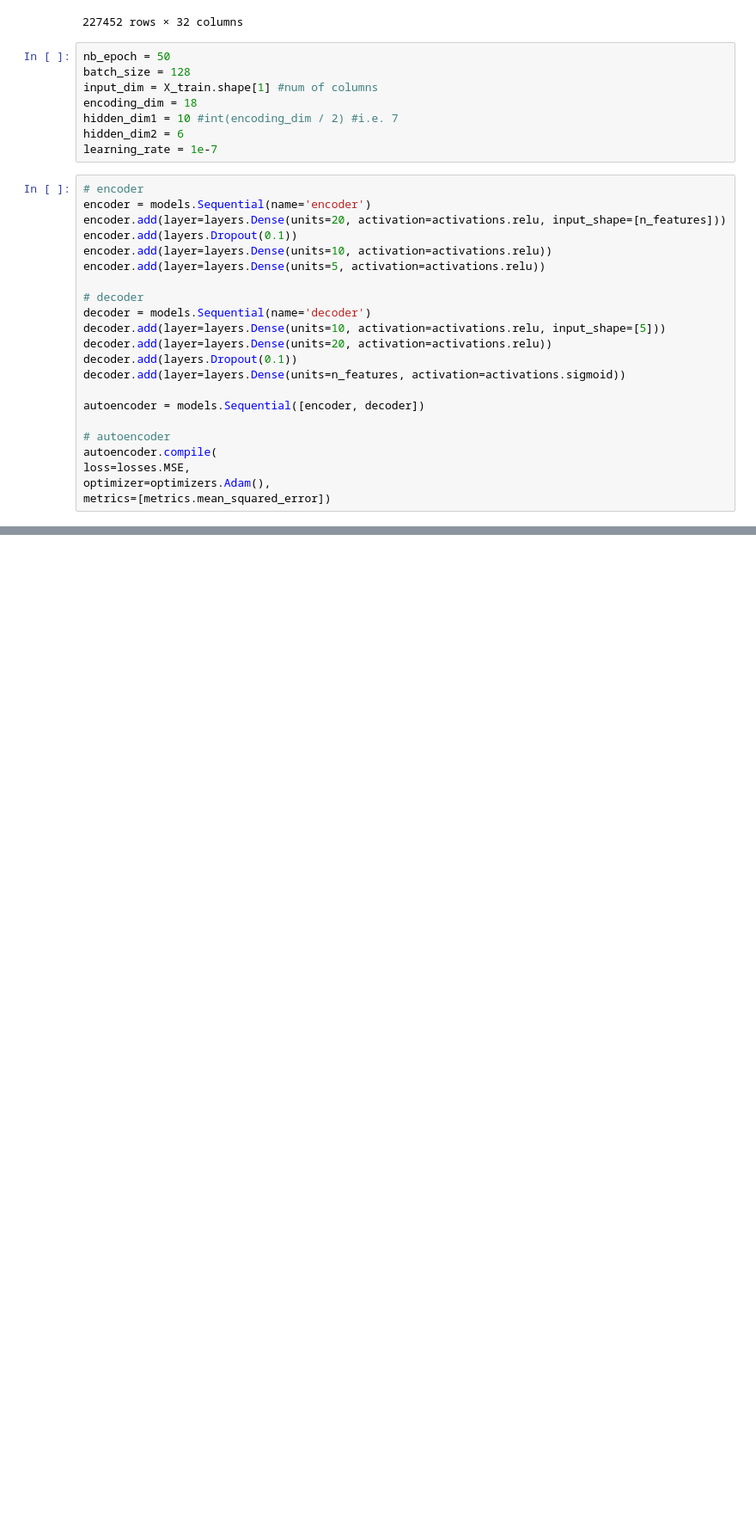
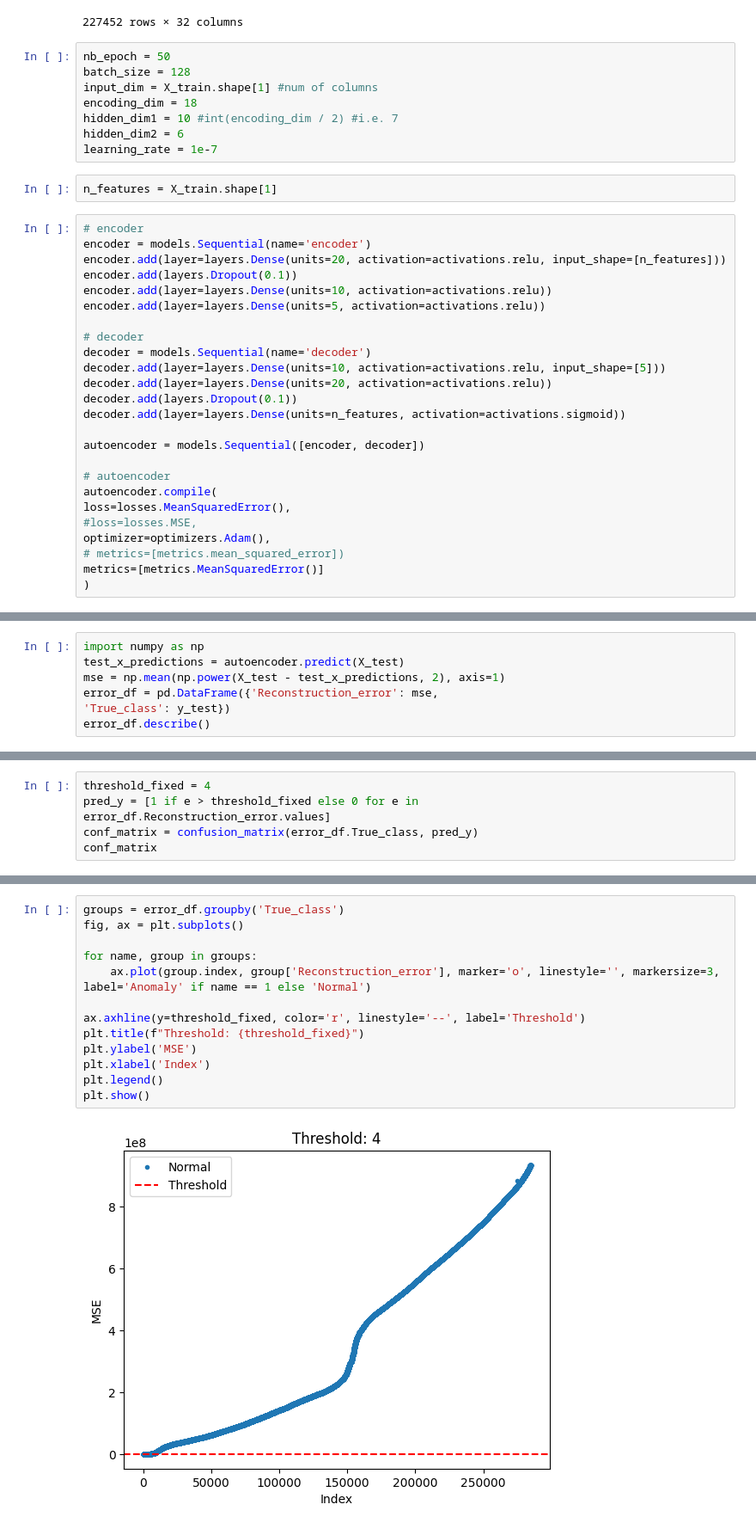
Before and after one commit to MlekoZjad/ML_2024, a Jupyter notebook: Credit fraud.ipynb, the cells around one changed output, grey strips where cells are left out. Shown at 86% size. Cells and saved outputs as stored; diff of their text form; blank space fills up the shorter version.

```diff
--- a/Credit fraud.ipynb
+++ b/Credit fraud.ipynb
@@ -345,6 +345,8 @@ encoding_dim = 18
 hidden_dim1 = 10 #int(encoding_dim / 2) #i.e. 7
 hidden_dim2 = 6
 learning_rate = 1e-7
+# %%
+n_features = X_train.shape[1]
 # %%
 # encoder
 encoder = models.Sequential(name='encoder')
@@ -364,6 +366,9 @@ autoencoder = models.Sequential([encoder, decoder])
 
 # autoencoder
 autoencoder.compile(
-loss=losses.MSE,
+loss=losses.MeanSquaredError(),
+#loss=losses.MSE,
 optimizer=optimizers.Adam(),
-metrics=[metrics.mean_squared_error])
+# metrics=[metrics.mean_squared_error])
+metrics=[metrics.MeanSquaredError()]
+)
@@ -371,0 +377,7 @@ NameError: name 'activations' is not defined
+# %%
+import numpy as np
+test_x_predictions = autoencoder.predict(X_test)
+mse = np.mean(np.power(X_test - test_x_predictions, 2), axis=1)
+error_df = pd.DataFrame({'Reconstruction_error': mse,
+'True_class': y_test})
+error_df.describe()
@@ -371,0 +395,6 @@ NameError: name 'activations' is not defined
+# %%
+threshold_fixed = 4
+pred_y = [1 if e > threshold_fixed else 0 for e in
+error_df.Reconstruction_error.values]
+conf_matrix = confusion_matrix(error_df.True_class, pred_y)
+conf_matrix
@@ -371,0 +404,15 @@ NameError: name 'activations' is not defined
+# %%
+groups = error_df.groupby('True_class')
+fig, ax = plt.subplots()
+
+for name, group in groups:
+    ax.plot(group.index, group['Reconstruction_error'], marker='o', linestyle='', markersize=3, label='Anomaly' if name == 1 else 'Normal')
+
+ax.axhline(y=threshold_fixed, color='r', linestyle='--', label='Threshold')
+plt.title(f"Threshold: {threshold_fixed}")
+plt.ylabel('MSE')
+plt.xlabel('Index')
+plt.legend()
+plt.show()
+# %% [output]
+[figure, added]
```
Also changed, not shown: parts of 6 cells of this notebook.
